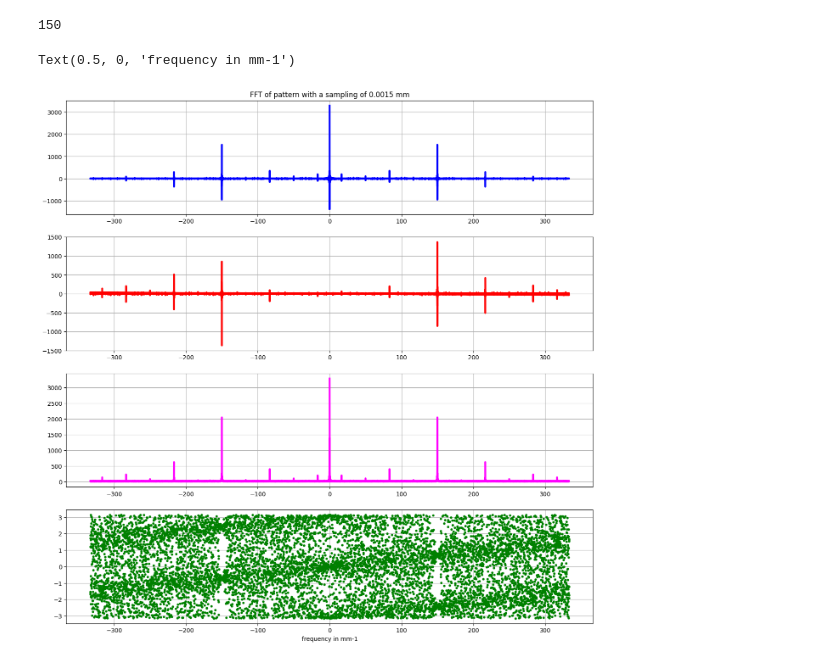
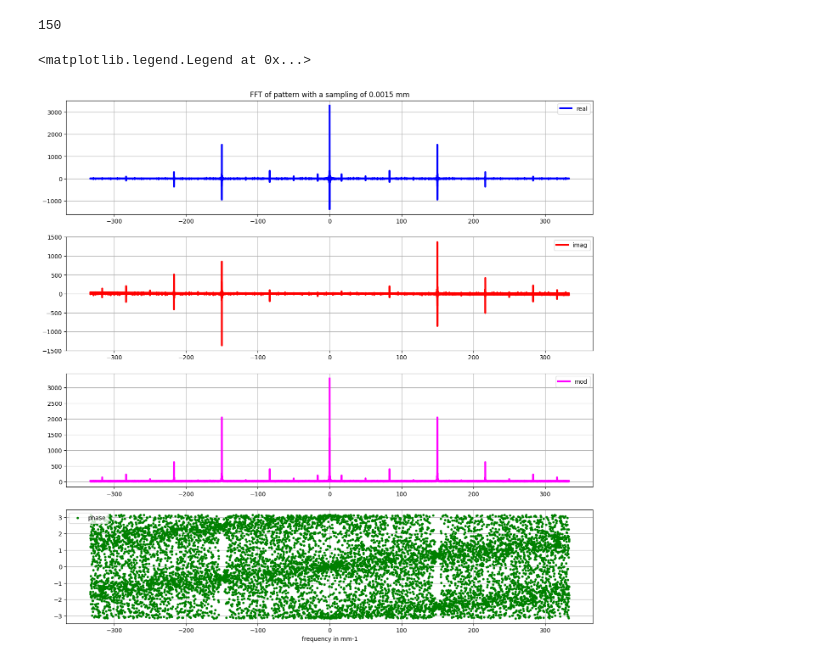
Before and after one commit to sylvielsstfr/AuxtelPSFpoppy, a Jupyter notebook: docs/notebooks/introdiffraction/03_FFT1D.ipynb, the cells around one changed output. Saved outputs shown, nothing was run; the diff lists cells and outputs as text; code cells hidden in the pictures.

```diff
--- a/docs/notebooks/introdiffraction/03_FFT1D.ipynb
+++ b/docs/notebooks/introdiffraction/03_FFT1D.ipynb
@@ -90,7 +90,7 @@ sp = np.fft.fft(a)
 # the frequency in units of mm^-1
 freq = np.fft.fftfreq(a.shape[-1], d=dxe)
 
-magnitude = np.abs(sp)
+module = np.abs(sp)
 phase = np.angle(sp)
 # %%
 Neff
@@ -99,15 +99,19 @@ Neff
 # %%
 fig,(ax1,ax2,ax3,ax4) = plt.subplots(4,1,figsize=(16,16))
 ax1.plot(freq, sp.real, 'b',lw=3, label = "real")
 ax1.grid()
 ax1.set_title(f"FFT of pattern with a sampling of {dxe:.4f} mm")
 ax2.plot(freq, sp.imag, 'r',lw=3, label = "imag")
 ax2.grid()
-ax3.plot(freq, magnitude, c='magenta',lw=3, label = "mod")
+ax3.plot(freq, module, c='magenta',lw=3, label = "mod")
 ax3.grid()
 ax4.plot(freq, phase,'.g',lw=3, label = "phase")
 ax4.grid()
 ax4.set_xlabel("frequency in mm-1")
+ax1.legend()
+ax2.legend()
+ax3.legend()
+ax4.legend()
 # %% [output]
-Text(0.5, 0, 'frequency in mm-1')
+<matplotlib.legend.Legend at 0x...>
-[figure, old version]
+[figure, new version]
```
Also changed, not shown: parts of 4 cells of this notebook, 3 other files.
